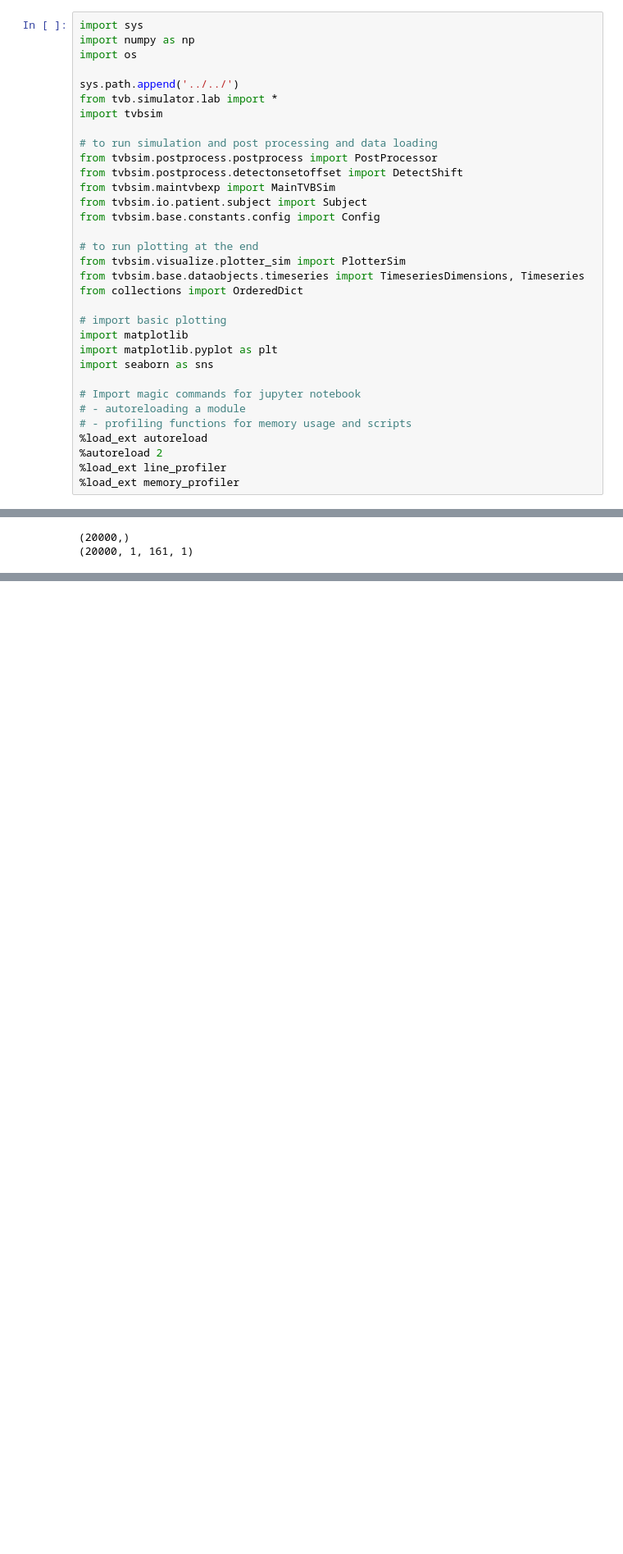
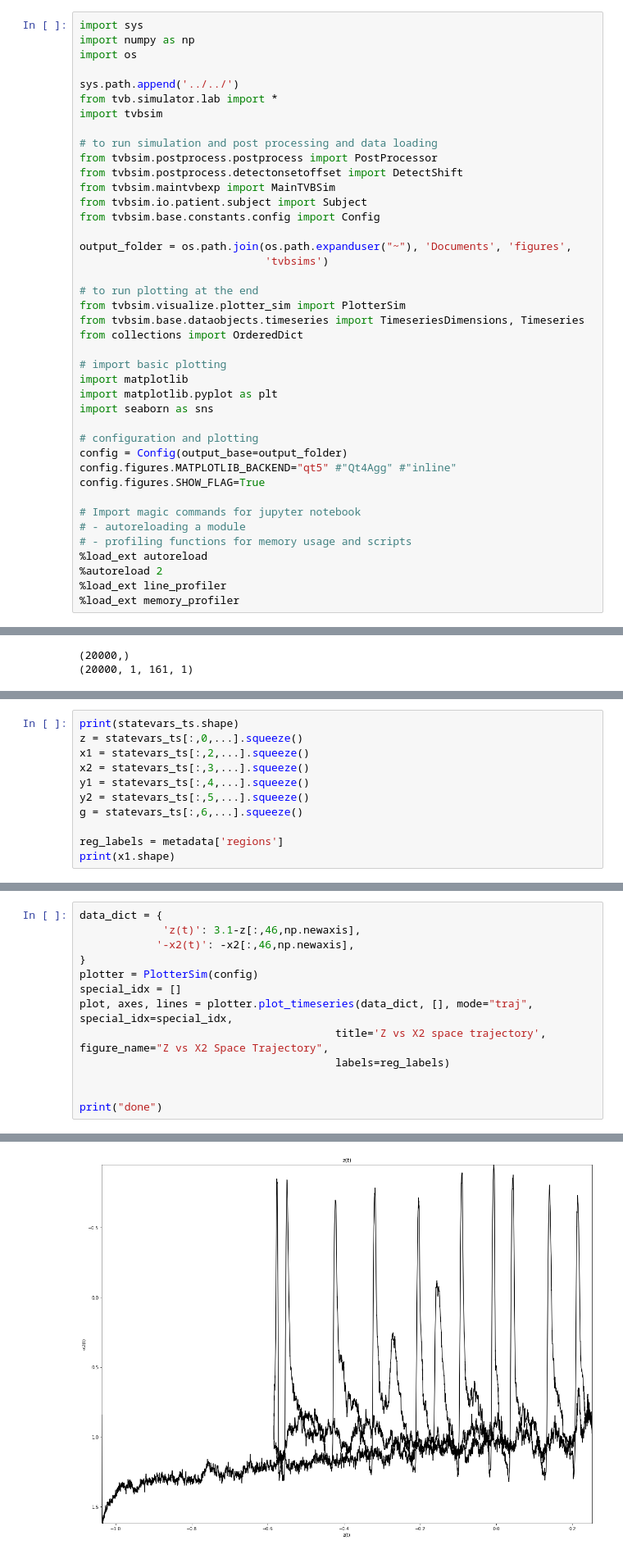
Before and after one commit to adam2392/tng_tvb, a Jupyter notebook: tvbsim/notebooks/0.1-Simulation_For_Showing_FreqAmplitude_Epileptor6D.ipynb, the cells around one changed output, grey strips where cells are left out. Shown at 82% size. Drawn from its saved outputs; the diff is of its cells as text; blank space fills up the shorter version.

Commit message:
Fixing plotter.

```diff
--- a/tvbsim/notebooks/0.1-Simulation_For_Showing_FreqAmplitude_Epileptor6D.ipynb
+++ b/tvbsim/notebooks/0.1-Simulation_For_Showing_FreqAmplitude_Epileptor6D.ipynb
@@ -18,6 +18,9 @@ from tvbsim.maintvbexp import MainTVBSim
 from tvbsim.io.patient.subject import Subject
 from tvbsim.base.constants.config import Config
 
+output_folder = os.path.join(os.path.expanduser("~"), 'Documents', 'figures',
+                             'tvbsims')
+
 # to run plotting at the end
 from tvbsim.visualize.plotter_sim import PlotterSim
 from tvbsim.base.dataobjects.timeseries import TimeseriesDimensions, Timeseries
@@ -28,6 +31,11 @@ import matplotlib
 import matplotlib.pyplot as plt
 import seaborn as sns
 
+# configuration and plotting
+config = Config(output_base=output_folder)
+config.figures.MATPLOTLIB_BACKEND="qt5" #"Qt4Agg" #"inline"
+config.figures.SHOW_FLAG=True
+
 # Import magic commands for jupyter notebook
 # - autoreloading a module
 # - profiling functions for memory usage and scripts
@@ -216,0 +248,11 @@ print(seegts.shape)
+# %%
+print(statevars_ts.shape)
+z = statevars_ts[:,0,...].squeeze()
+x1 = statevars_ts[:,2,...].squeeze()
+x2 = statevars_ts[:,3,...].squeeze()
+y1 = statevars_ts[:,4,...].squeeze()
+y2 = statevars_ts[:,5,...].squeeze()
+g = statevars_ts[:,6,...].squeeze()
+
+reg_labels = metadata['regions']
+print(x1.shape)
@@ -216,0 +267,14 @@ print(seegts.shape)
+# %%
+data_dict = {
+             'z(t)': 3.1-z[:,46,np.newaxis],
+            '-x2(t)': -x2[:,46,np.newaxis],
+}
+plotter = PlotterSim(config)
+special_idx = []
+plot, axes, lines = plotter.plot_timeseries(data_dict, [], mode="traj", special_idx=special_idx,
+                                        title='Z vs X2 space trajectory', figure_name="Z vs X2 Space Trajectory",
+                                        labels=reg_labels)
+
+
+print("done")
+# %% [output]
@@ -216,0 +298 @@ print(seegts.shape)
+[figure, added]
```
Also changed, not shown: parts of 10 cells of this notebook, 2 other files.
